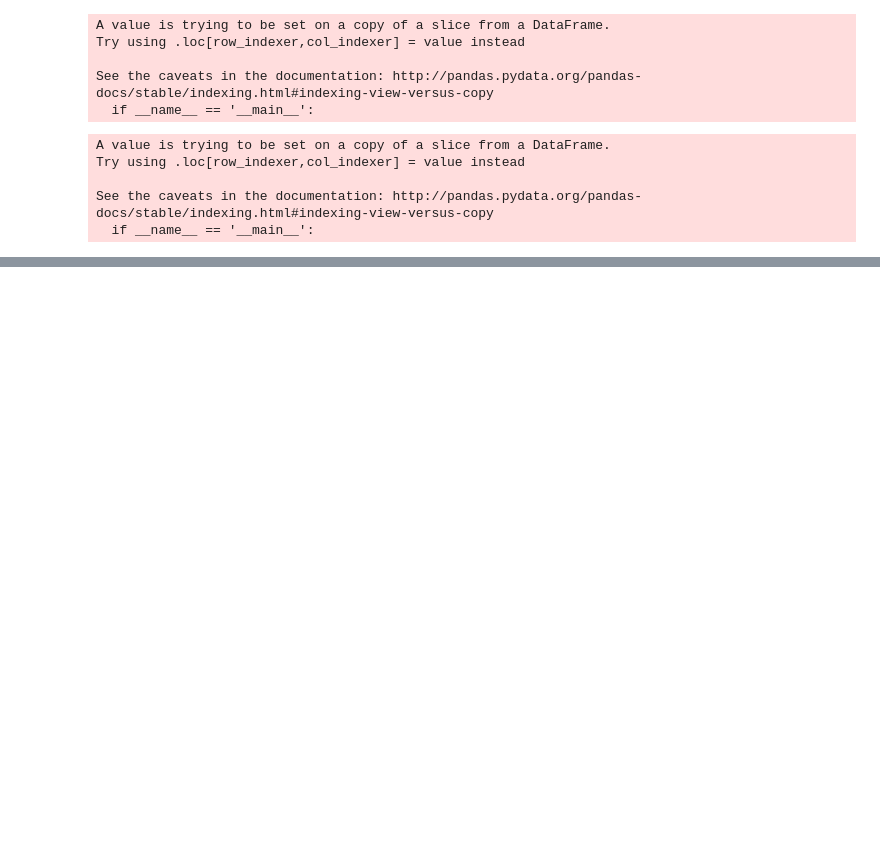
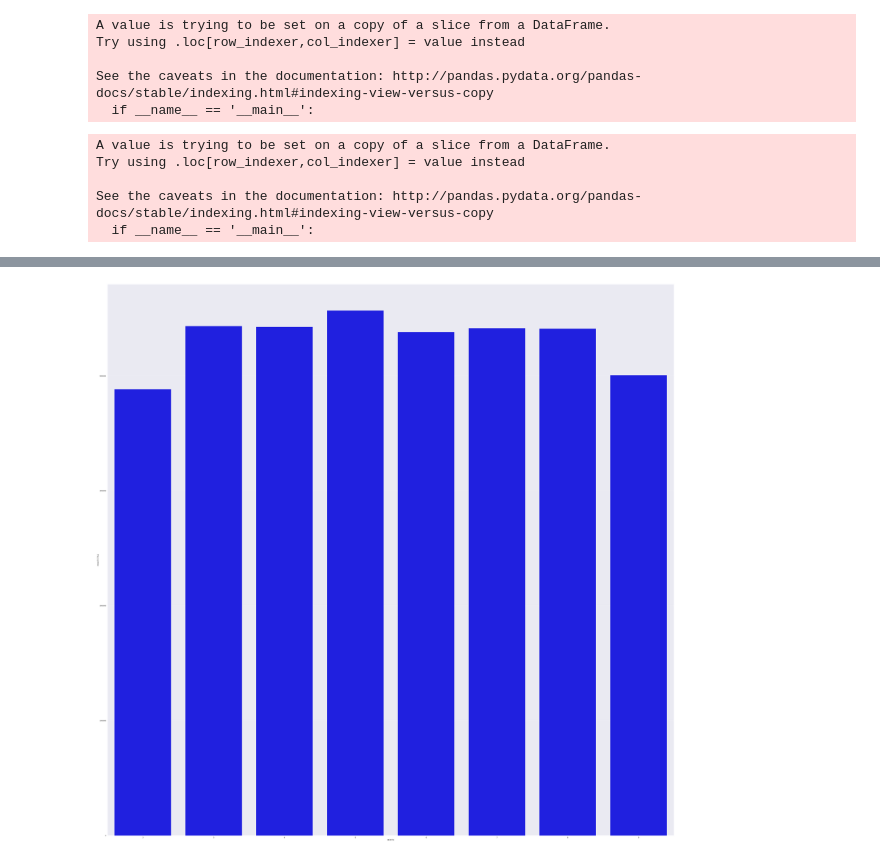
Before and after one commit to duodecimalstrom/project1_team8, a Jupyter notebook: MTADataAnalysis.ipynb, the cells around one changed output, grey strips where cells are left out. Saved outputs shown, nothing was run; the diff lists cells and outputs as text; code cells hidden in the pictures; blank space fills up the shorter version.

```diff
--- a/MTADataAnalysis.ipynb
+++ b/MTADataAnalysis.ipynb
@@ -191,0 +202,6 @@ YEAR
+# %%
+listrows = []
+for scp in SCP_LIST:
+    inds = mta_42_street2_sorted_dropped[mta_42_street2_sorted_dropped["SCP"] == scp].head(1)[["SCP","Total_entries_exits"]]
+    #print inds
+mta_42_street2_sorted_dropped = mta_42_street2_sorted_dropped[mta_42_street2_sorted_dropped["Total_entries_exits"] >= 0]
@@ -192,2 +250,3 @@ YEAR
 # %%
-len(mta_42_street2_sorted)
+len(mta_42_street2_sorted_dropped)
+mta_42_street2_sorted = mta_42_street2_sorted_dropped
@@ -211,3 +266,11 @@ Try using .loc[row_indexer,col_indexer] = value instead
 
 See the caveats in the documentation: http://pandas.pydata.org/pandas-docs/stable/indexing.html#indexing-view-versus-copy
   if __name__ == '__main__':
+# %%
+pandas_year_month = mta_42_street2_sorted.groupby(["YEAR","MONTH"])["Total_entries_exits"].agg(sum)
+
+#mta_42_street2_sorted[mta_42_street2_sorted.SCP.searchsorted( "01-00-00",side='right')]
+pandas_year_month =pandas_year_month.reset_index()
+pandas_year_month["TOTAL"] = pandas_year_month.Total_entries_exits.astype(int)
+pandas_year_month.drop([0,1,10,11,12,13], inplace=True)
+pandas_year_month
@@ -214 +287,12 @@ See the caveats in the documentation: http://pandas.pydata.org/pandas-docs/stabl
+# %%
+
+import matplotlib.pyplot as plt
+import seaborn as sns
+sns.set(style="darkgrid")
+%matplotlib inline
+# %%
+plt.figure(figsize=(60,60))
+sns.barplot(y='TOTAL',x='MONTH', data=pandas_year_month, color='b');
+# %% [output]
+[figure, added]
 # %%
```
Also changed, not shown: parts of 25 cells of this notebook.
